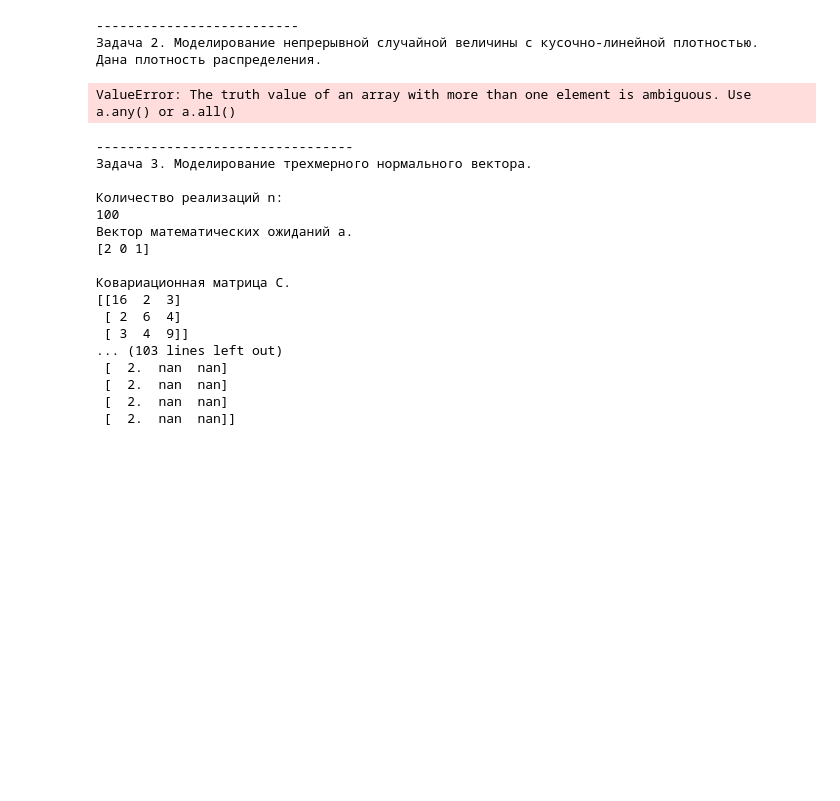
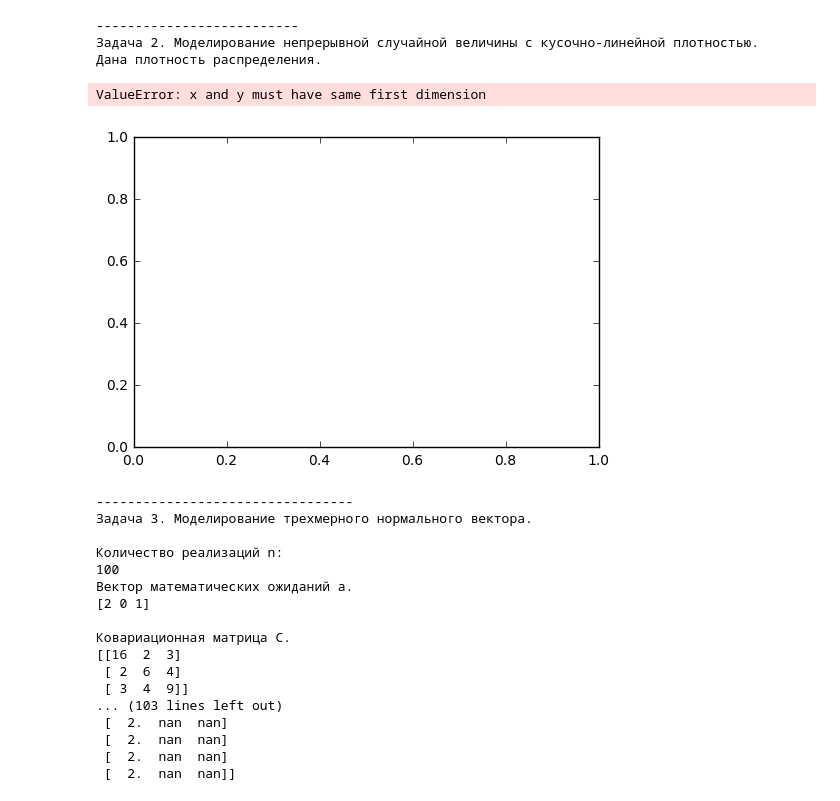
Before and after one commit to pyro-bot/study, a Jupyter notebook: Petrov/lab3.ipynb, the cells around one changed output. Saved outputs shown, nothing was run; the diff lists cells and outputs as text; code cells hidden in the pictures; blank space fills up the shorter version.

```diff
--- a/Petrov/lab3.ipynb
+++ b/Petrov/lab3.ipynb
@@ -146,10 +143,7 @@ print('Задача 2. Моделирование непрерывной слу
 print('Дана плотность распределения.')
 print(' ')
 # Строим график плотности распределения
-# шаг
-step_x = 0.001
-step_y = 0.0001
-#  Задаём  интервала по x
+# Задаём  интервала по x
 x1 = np.linspace(-2, 0) #-2 : step_x : 0
 x1_2 = 0
 x2 = np.linspace(0, 3) #0 : step_x : 3
@@ -166,11 +160,11 @@ x6 = np.linspace(8, 10) #8 : step_x : 10
 y1 = 0
 y1_2 = np.linspace(0, 0.15)#0:step_y:0.15
 y2 = 0.15
-y2_3 = np.linspace(0.1, -0.1*x3 + 0.45) #0.1:step_y:-0.1*x3 + 0.45
+y2_3 = np.linspace(0.1, -0.1*x3[0] + 0.45) #0.1:step_y:-0.1*x3 + 0.45
 y3 = -0.1*x3 + 0.45
-y3_4 = np.linspace(-0.1*x3 + 0.45, ((1/30)*3) - (1/12)) #-0.1*x3 + 0.45:step_y:((1/30)*3) - (1/12)
+y3_4 = np.linspace(-0.1*x3[0] + 0.45, ((1/30)*3) - (1/12)) #-0.1*x3 + 0.45:step_y:((1/30)*3) - (1/12)
 y4 = ((1/30)*x4) - (1/12)
-y4_5 = np.linspace(((1/30)*x4) - (1/12), 0.15)#((1/30)*x4) - (1/12):step_y:0.15
+y4_5 = np.linspace(((1/30)*x4[0]) - (1/12), 0.15)#((1/30)*x4) - (1/12):step_y:0.15
 y5 = 0.15
 y5_6 = np.linspace(0, 0.15)#0:step_y:0.15
 y6 = 0
@@ -219,34 +213,35 @@ print(n2)
 #  # Массив псевдослучайных чисел
 print('Массив псевдослучайных чисел альфа:')
 genalpha2 = np.random.uniform(100)
 # print(genalpha2)
 
 
 #  # Массив n-реализаций случайной величины кси A
 print('Массив n-реализаций случайной величины кси A:')
 A2 = []
 for ncount in range(n2):#ncount=1:n2
     alhpa = genalpha2[ncount]
     if(alhpa <= 0.45):
         A2.append(alhpa / 0.15)
 
     if(alhpa > 0.45 and alhpa <= 0.55):
         A2.append(4.5 - sqrt(11.25-20*alhpa))
 
 
     if(alhpa > 0.55 and alhpa <= 0.85):
         A2.append(2.5 + sqrt(-30.75+60*alhpa))
 
 
     if(alhpa > 0.85):
         A2.append((4/3) + (alhpa / 0.15))
 
 print(A2)
 # %% [output]
 --------------------------
 Задача 2. Моделирование непрерывной случайной величины с кусочно-линейной плотностью.
 Дана плотность распределения.
-ValueError: The truth value of an array with more than one element is ambiguous. Use a.any() or a.all()
+ValueError: x and y must have same first dimension
+[figure, added]
 # %%
 print('---------------------------------')
 print('Задача 3. Моделирование трехмерного нормального вектора.')
```
Also changed, not shown: parts of 3 cells of this notebook.
